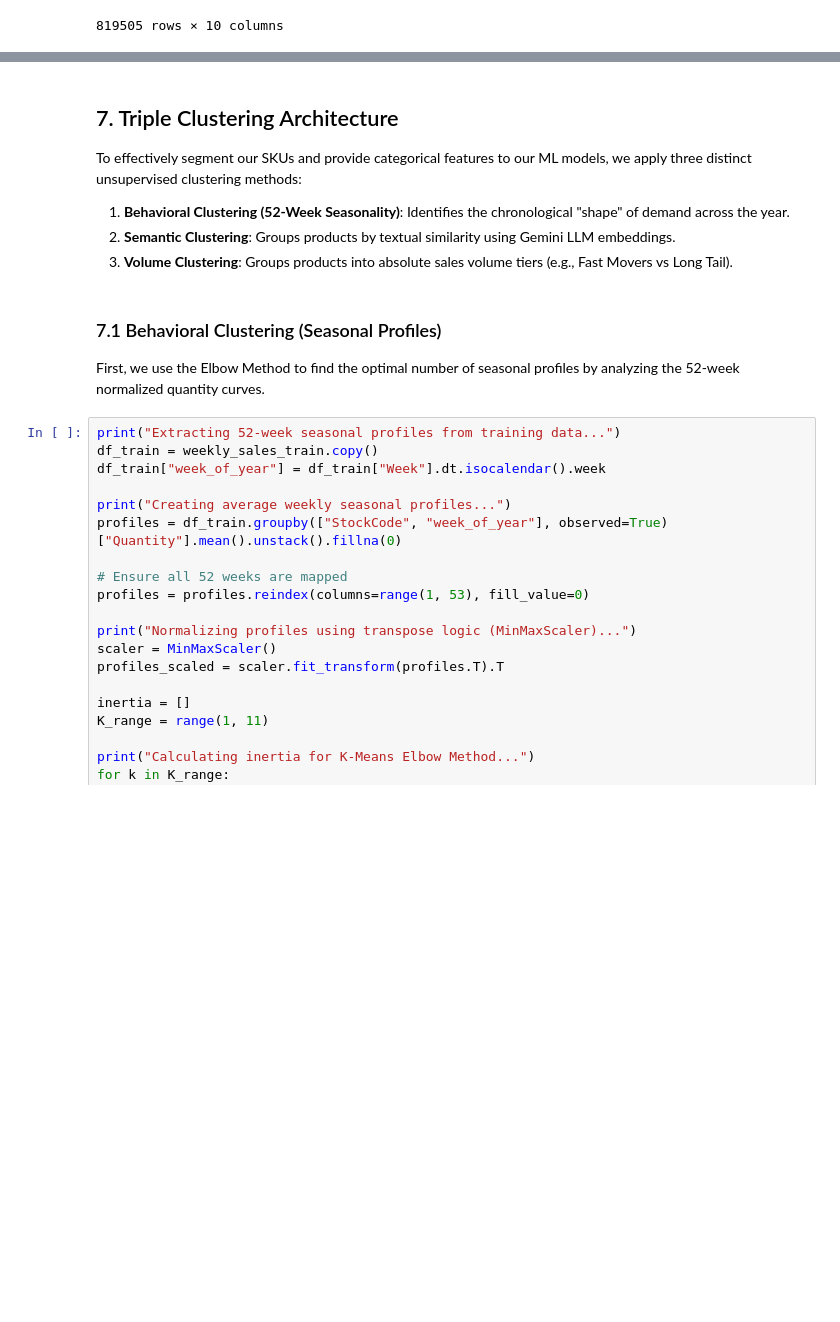
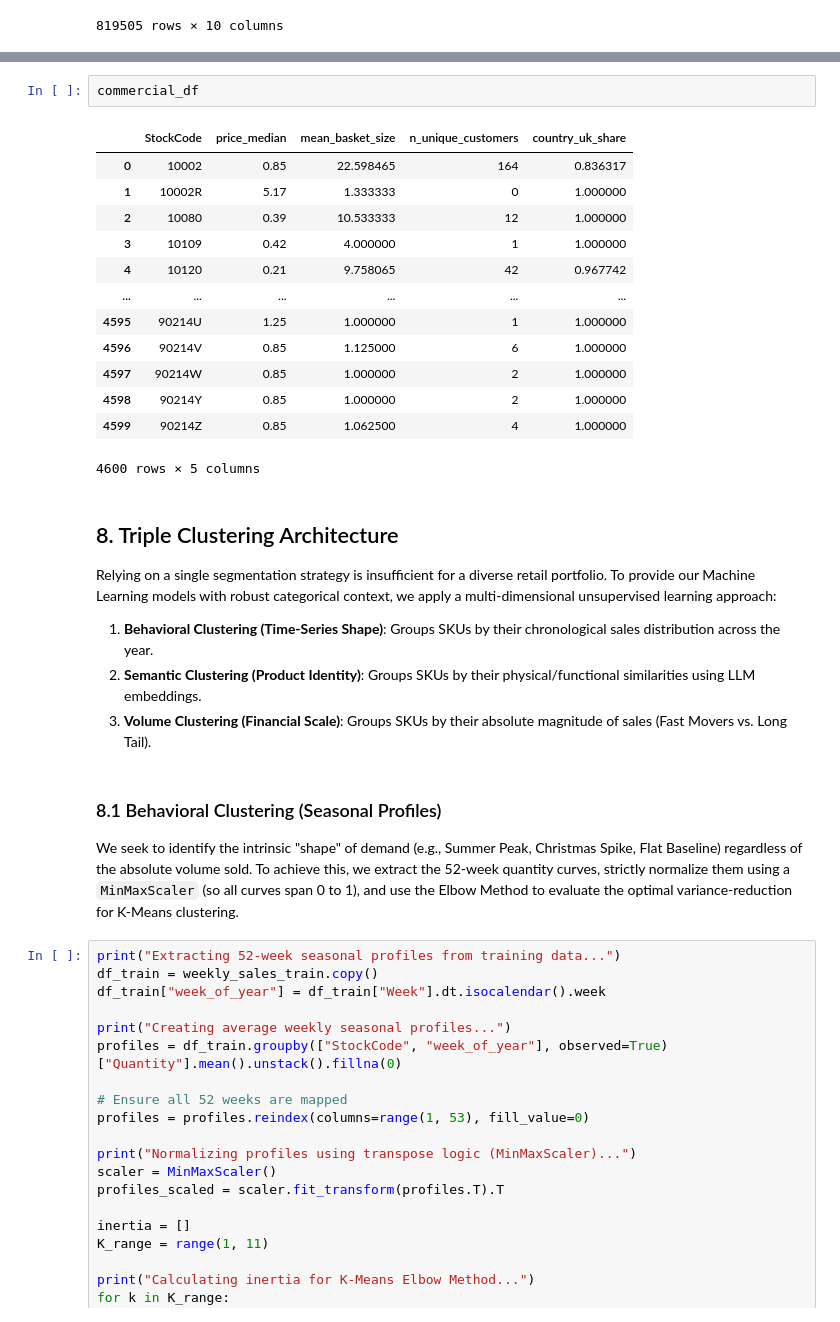
Before and after one commit to fede-giorgi/forecasting-retail, a Jupyter notebook: notebooks/data_processing_playground.ipynb, the cells around one changed output, grey strips where cells are left out. Cells and saved outputs as stored; diff of their text form; blank space fills up the shorter version.

```diff
--- a/notebooks/data_processing_playground.ipynb
+++ b/notebooks/data_processing_playground.ipynb
@@ -255,13 +290,30 @@ sales_df_train
+# %%
+commercial_df
+# %% [output]
+|  | StockCode | price_median | mean_basket_size | n_unique_customers | country_uk_share |
+| 0 | 10002 | 0.85 | 22.598465 | 164 | 0.836317 |
+| 1 | 10002R | 5.17 | 1.333333 | 0 | 1.000000 |
+| 2 | 10080 | 0.39 | 10.533333 | 12 | 1.000000 |
+| 3 | 10109 | 0.42 | 4.000000 | 1 | 1.000000 |
+| 4 | 10120 | 0.21 | 9.758065 | 42 | 0.967742 |
+| ... | ... | ... | ... | ... | ... |
+| 4595 | 90214U | 1.25 | 1.000000 | 1 | 1.000000 |
+| 4596 | 90214V | 0.85 | 1.125000 | 6 | 1.000000 |
+| 4597 | 90214W | 0.85 | 1.000000 | 2 | 1.000000 |
+| 4598 | 90214Y | 0.85 | 1.000000 | 2 | 1.000000 |
+| 4599 | 90214Z | 0.85 | 1.062500 | 4 | 1.000000 |
+4600 rows × 5 columns
 # %% [markdown]
-## 7. Triple Clustering Architecture
+## 8. Triple Clustering Architecture
 
-To effectively segment our SKUs and provide categorical features to our ML models, we apply three distinct unsupervised clustering methods:
-1. **Behavioral Clustering (52-Week Seasonality)**: Identifies the chronological "shape" of demand across the year.
-2. **Semantic Clustering**: Groups products by textual similarity using Gemini LLM embeddings.
-3. **Volume Clustering**: Groups products into absolute sales volume tiers (e.g., Fast Movers vs Long Tail).
+Relying on a single segmentation strategy is insufficient for a diverse retail portfolio. To provide our Machine Learning models with robust categorical context, we apply a multi-dimensional unsupervised learning approach:
+1. **Behavioral Clustering (Time-Series Shape)**: Groups SKUs by their chronological sales distribution across the year.
+2. **Semantic Clustering (Product Identity)**: Groups SKUs by their physical/functional similarities using LLM embeddings.
+3. **Volume Clustering (Financial Scale)**: Groups SKUs by their absolute magnitude of sales (Fast Movers vs. Long Tail).
 # %% [markdown]
-### 7.1 Behavioral Clustering (Seasonal Profiles)
-First, we use the Elbow Method to find the optimal number of seasonal profiles by analyzing the 52-week normalized quantity curves.
+### 8.1 Behavioral Clustering (Seasonal Profiles)
+We seek to identify the intrinsic "shape" of demand (e.g., Summer Peak, Christmas Spike, Flat Baseline) regardless of the absolute volume sold.
+To achieve this, we extract the 52-week quantity curves, strictly normalize them using a `MinMaxScaler` (so all curves span 0 to 1), and use the Elbow Method to evaluate the optimal variance-reduction for K-Means clustering.
 # %%
 print("Extracting 52-week seasonal profiles from training data...")
 df_train = weekly_sales_train.copy()
```
Also changed, not shown: parts of 16 cells of this notebook, 3 other files.
